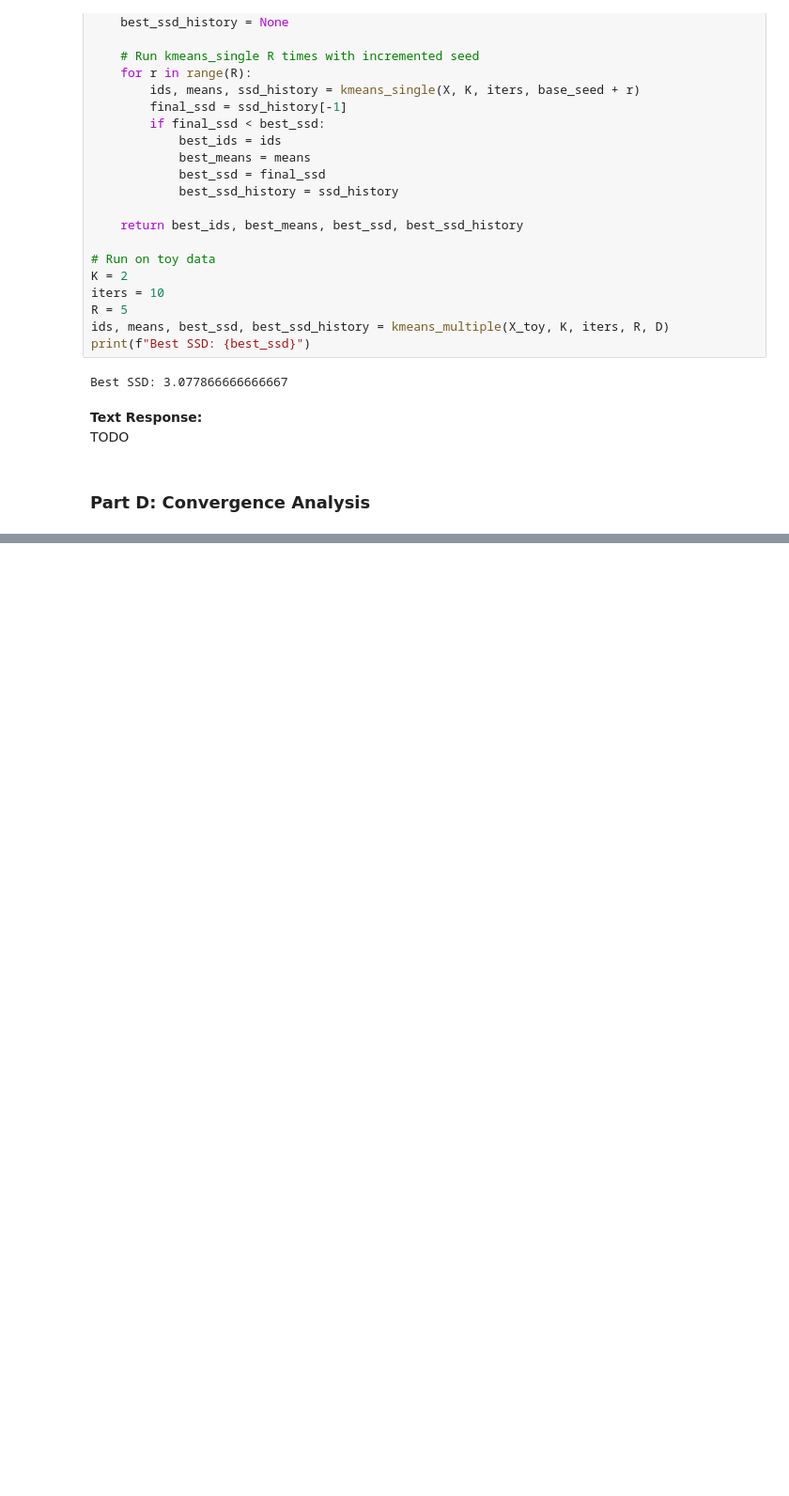
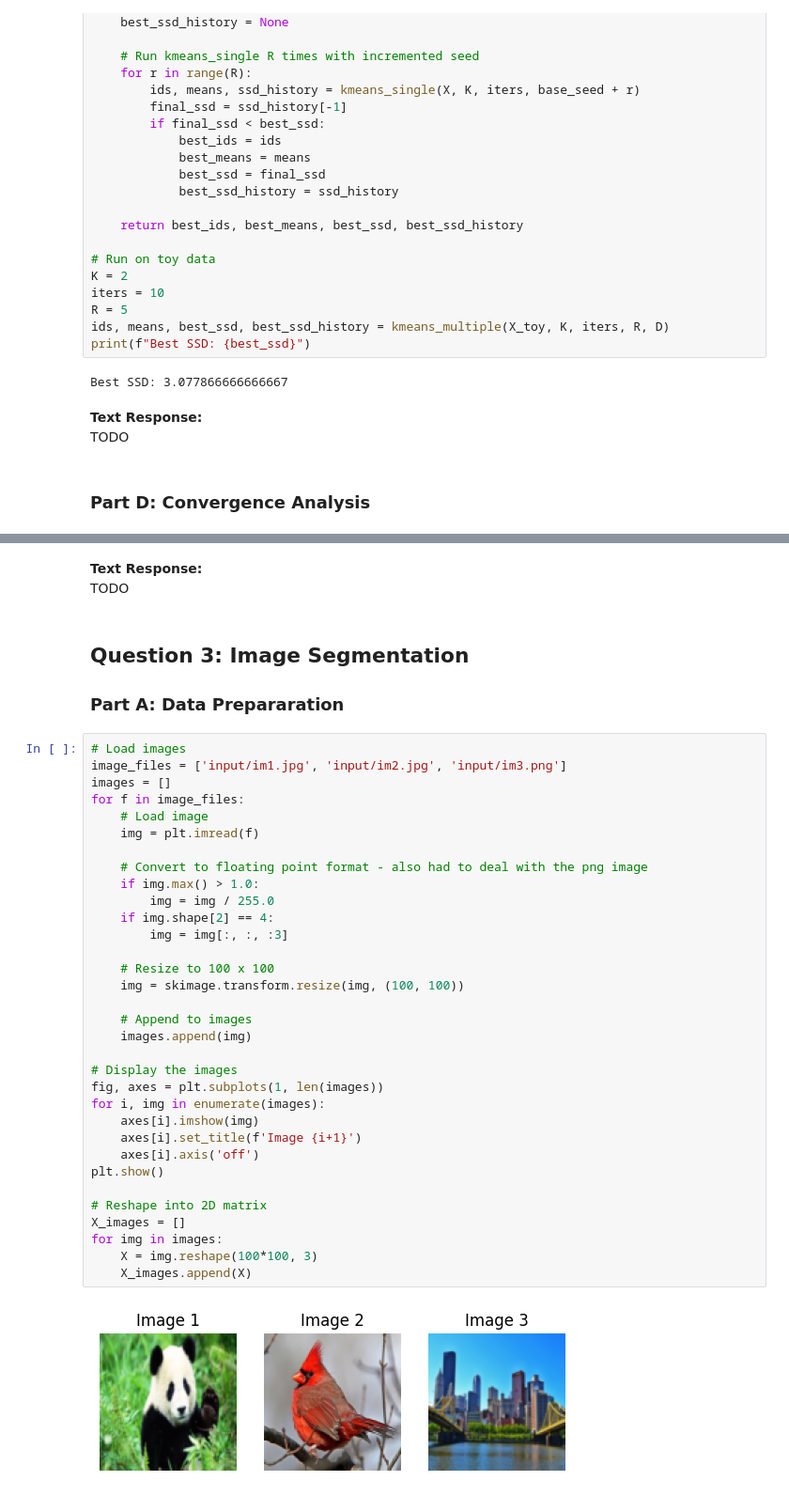
Before and after one commit to Aragya1642/1395_MachineLearning, a Jupyter notebook: ps8_python_Goyal_Aragya/ps8_Goyal_Aragya.ipynb, the cells around one changed output, grey strips where cells are left out. Shown at 94% size. Cells and saved outputs as stored; diff of their text form; blank space fills up the shorter version.

```diff
--- a/ps8_python_Goyal_Aragya/ps8_Goyal_Aragya.ipynb
+++ b/ps8_python_Goyal_Aragya/ps8_Goyal_Aragya.ipynb
@@ -158,0 +160,41 @@ plt.show()
+# %% [markdown]
+**Text Response:**
+TODO
+# %% [markdown]
+## Question 3: Image Segmentation
+### Part A: Data Prepararation
+# %%
+# Load images
+image_files = ['input/im1.jpg', 'input/im2.jpg', 'input/im3.png']
+images = []
+for f in image_files:
+    # Load image
+    img = plt.imread(f)
+
+    # Convert to floating point format - also had to deal with the png image
+    if img.max() > 1.0:
+        img = img / 255.0
+    if img.shape[2] == 4:
+        img = img[:, :, :3]
+
+    # Resize to 100 x 100
+    img = skimage.transform.resize(img, (100, 100))
+
+    # Append to images
+    images.append(img)
+
+# Display the images
+fig, axes = plt.subplots(1, len(images))
+for i, img in enumerate(images):
+    axes[i].imshow(img)
+    axes[i].set_title(f'Image {i+1}')
+    axes[i].axis('off')
+plt.show()
+
+# Reshape into 2D matrix
+X_images = []
+for img in images:
+    X = img.reshape(100*100, 3)
+    X_images.append(X)
+# %% [output]
+[figure, added]
```
Also changed, not shown: parts of 4 cells of this notebook.
